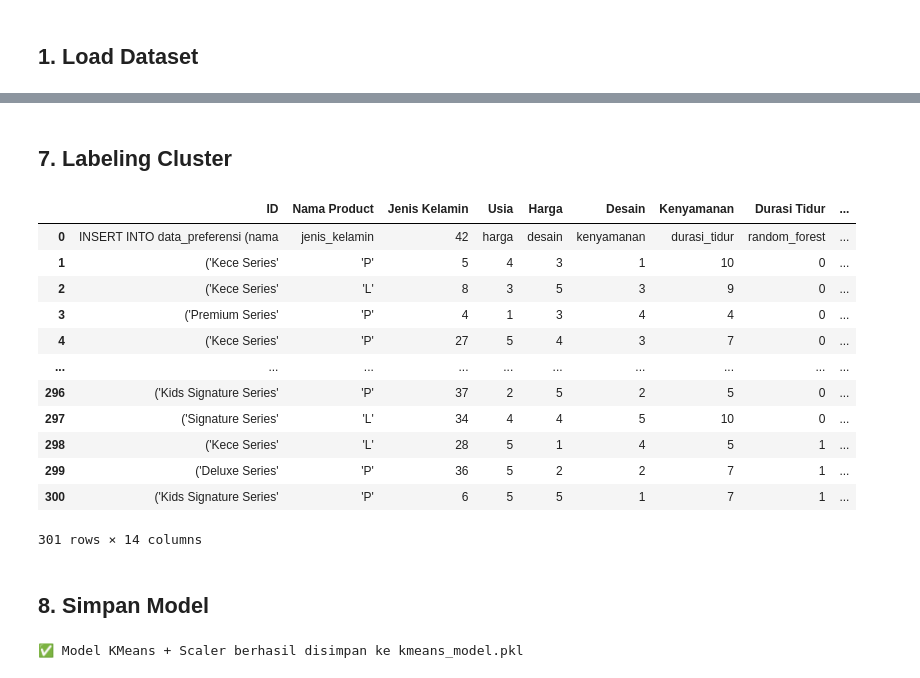
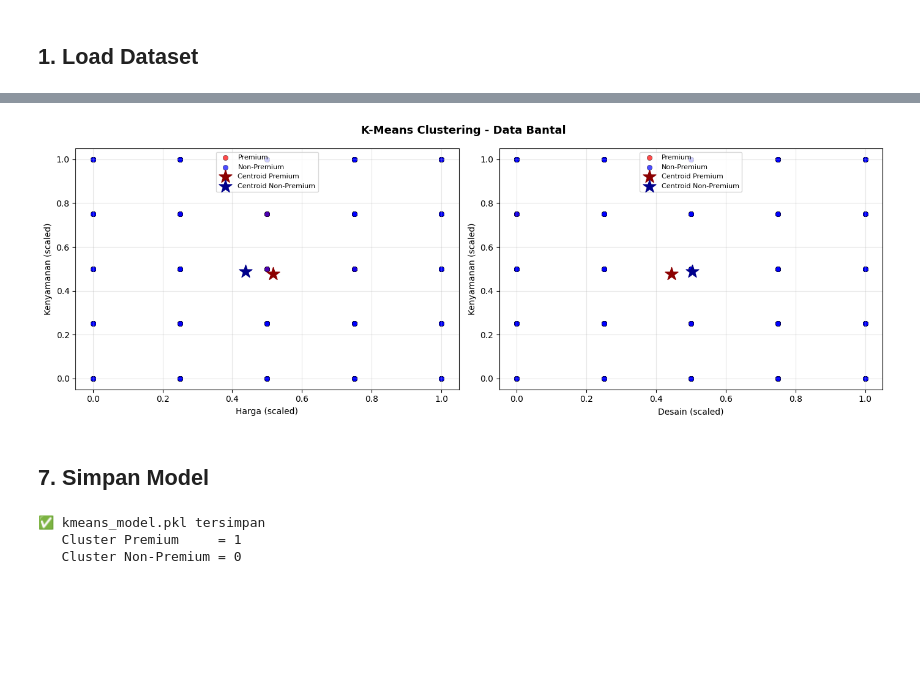
Before and after one commit to ajitugas19-design/project_4_statistik, a Jupyter notebook: Models/KMeansClustering.ipynb, the cells around one changed output, grey strips where cells are left out. Cells and saved outputs as stored; diff of their text form; code cells hidden in the pictures; blank space fills up the shorter version.

```diff
--- a/Models/KMeansClustering.ipynb
+++ b/Models/KMeansClustering.ipynb
@@ -193,3 +118,0 @@ array([1, 1, 1, 1, 1, 0, 0, 0, 1, 0, 0, 0, 0, 0, 1, 0, 1, 0, 1, 0, 1, 0,
-# %%
-df['Cluster'] = y_cluster
-df
@@ -209,0 +123,15 @@ df
+# %%
+df["skor_preferensi"] = df["Harga"] + df["Desain"] + df["Kenyamanan"]
+rata = df.groupby("Cluster")["skor_preferensi"].mean()
+print("Rata-rata skor per cluster:")
+print(rata)
+
+cluster_premium = int(rata.idxmax())
+cluster_non = 1 - cluster_premium
+label_map = {cluster_premium: "Premium", cluster_non: "Non-Premium"}
+df["Cluster_Label"] = df["Cluster"].map(label_map)
+
+print(f"\nCluster {cluster_premium} → Premium")
+print(f"Cluster {cluster_non} → Non-Premium")
+print()
+print(df["Cluster_Label"].value_counts())
@@ -236,30 +154,38 @@ plt.show()
+# %%
+fig, axes = plt.subplots(1, 2, figsize=(14, 5))
+colors = {"Premium": "red", "Non-Premium": "blue"}
+
+for ax, (xi, yi, xlabel, ylabel) in zip(axes, [
+    (2, 4, "Harga (scaled)", "Kenyamanan (scaled)"),
+    (3, 4, "Desain (scaled)", "Kenyamanan (scaled)")
+]):
+    for lbl, col in colors.items():
+        mask = df["Cluster_Label"] == lbl
+        ax.scatter(x_scaled[mask, xi], x_scaled[mask, yi],
+                   c=col, label=lbl, alpha=0.7, edgecolors="k", linewidths=0.4)
+    ax.scatter(*kmean.cluster_centers_[cluster_premium, [xi,yi]],
+               color="darkred", marker="*", s=250, zorder=5, label="Centroid Premium")
+    ax.scatter(*kmean.cluster_centers_[cluster_non, [xi,yi]],
+               color="darkblue", marker="*", s=250, zorder=5, label="Centroid Non-Premium")
+    ax.set_xlabel(xlabel); ax.set_ylabel(ylabel)
+    ax.legend(fontsize=8); ax.grid(alpha=0.3)
+
+plt.suptitle("K-Means Clustering - Data Bantal", fontsize=13, fontweight="bold")
+plt.tight_layout(); plt.show()
+# %% [output]
+[figure, added]
 # %% [markdown]
-## 7. Labeling Cluster
+## 7. Simpan Model
-# %%
-df['Cluster'] = df['Cluster'].replace([0, 1], ['Non-Premium', 'Premium'])
-df
-# %% [output]
-|  | ID | Nama Product | Jenis Kelamin | Usia | Harga | Desain | Kenyamanan | Durasi Tidur | ... |
-| 0 | INSERT INTO data_preferensi (nama | jenis_kelamin | 42 | harga | desain | kenyamanan | durasi_tidur | random_forest | ... |
-| 1 | ('Kece Series' | 'P' | 5 | 4 | 3 | 1 | 10 | 0 | ... |
-| 2 | ('Kece Series' | 'L' | 8 | 3 | 5 | 3 | 9 | 0 | ... |
-| 3 | ('Premium Series' | 'P' | 4 | 1 | 3 | 4 | 4 | 0 | ... |
-| 4 | ('Kece Series' | 'P' | 27 | 5 | 4 | 3 | 7 | 0 | ... |
-| ... | ... | ... | ... | ... | ... | ... | ... | ... | ... |
-| 296 | ('Kids Signature Series' | 'P' | 37 | 2 | 5 | 2 | 5 | 0 | ... |
-| 297 | ('Signature Series' | 'L' | 34 | 4 | 4 | 5 | 10 | 0 | ... |
-| 298 | ('Kece Series' | 'L' | 28 | 5 | 1 | 4 | 5 | 1 | ... |
-| 299 | ('Deluxe Series' | 'P' | 36 | 5 | 2 | 2 | 7 | 1 | ... |
-| 300 | ('Kids Signature Series' | 'P' | 6 | 5 | 5 | 1 | 7 | 1 | ... |
-301 rows × 14 columns
-# %% [markdown]
-## 8. Simpan Model
 # %%
 import pickle
-
-with open('../flask-app/kmeans_model.pkl', 'wb') as f:
-    pickle.dump({'model': kmean, 'scaler': scaler}, f)
-
-print('✅ Model KMeans + Scaler berhasil disimpan ke kmeans_model.pkl')
+with open("../flask-app/kmeans_model.pkl", "wb") as f:
+    pickle.dump({"model": kmean, "scaler": scaler,
+                 "cluster_premium": cluster_premium,
+                 "cluster_non_premium": cluster_non}, f)
+print("✅ kmeans_model.pkl tersimpan")
+print(f"   Cluster Premium     = {cluster_premium}")
+print(f"   Cluster Non-Premium = {cluster_non}")
 # %% [output]
-✅ Model KMeans + Scaler berhasil disimpan ke kmeans_model.pkl
+✅ kmeans_model.pkl tersimpan
+   Cluster Premium     = 1
+   Cluster Non-Premium = 0
```
Also changed, not shown: parts of 25 cells of this notebook, 11 other files.
